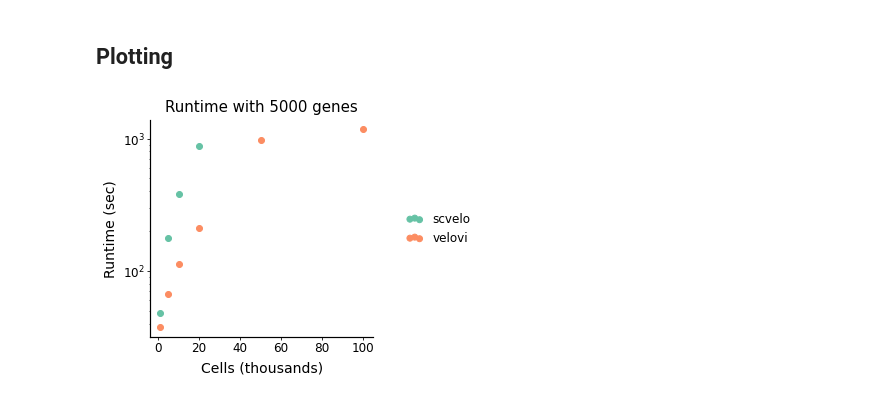
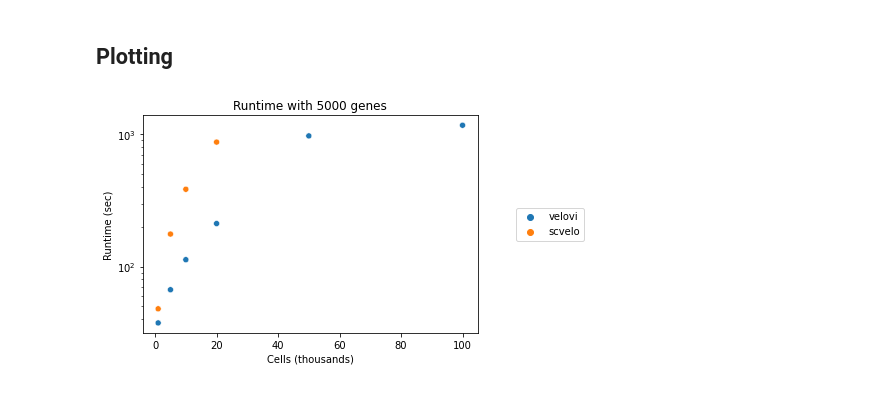
Before and after one commit to YosefLab/velovi_reproducibility, a Jupyter notebook: notebooks/runtime_analysis/velo_runtime_analysis.ipynb, the cells around one changed output. Cells and saved outputs as stored; diff of their text form; code cells hidden in the pictures.

```diff
--- a/notebooks/runtime_analysis/velo_runtime_analysis.ipynb
+++ b/notebooks/runtime_analysis/velo_runtime_analysis.ipynb
@@ -262,20 +216,18 @@ plt.rcParams['lines.linewidth'] = 1.7
 # %%
-fig, ax = plt.subplots()
+res_df['n_obs_thousand'] = res_df['n_obs'].astype(int) // 1e3
+res_df['runtime'] = res_df['runtime'].astype(float)
 
-group = np.unique(res_df['method'])
-palette = itertools.cycle(sns.color_palette("Set2"))
+fig, ax = plt.subplots(figsize=(6, 4))
 
-for g in np.unique(group):
-    tmp = res_df[res_df['method']==g]
-    tmp['n_obs'] = tmp['n_obs'].astype(int) // 1e3
-    ax.scatter(tmp['n_obs'], tmp['runtime'].astype(float), label=g, color=next(palette))
+with mplscience.style_context():
+    sns.scatterplot(x='n_obs_thousand', y='runtime', hue='method', data=res_df, ax=ax)
 
 ax.set_xlabel('Cells (thousands)')
 ax.set_ylabel('Runtime (sec)')
 ax.set_yscale('log')
 ax.set_title('Runtime with 5000 genes')
 ax.legend(loc='center left', bbox_to_anchor=(1.1, 0.5))
 # plt.show()
-plt.savefig('figures/retina_runtime.pdf', bbox_inches='tight', dpi=300)
+plt.savefig('figures/retina_runtime.svg', bbox_inches='tight', format="svg")
 # %% [output]
-[figure, old version]
+[figure, new version]
```
Also changed, not shown: parts of 6 cells of this notebook, 1 other file.
